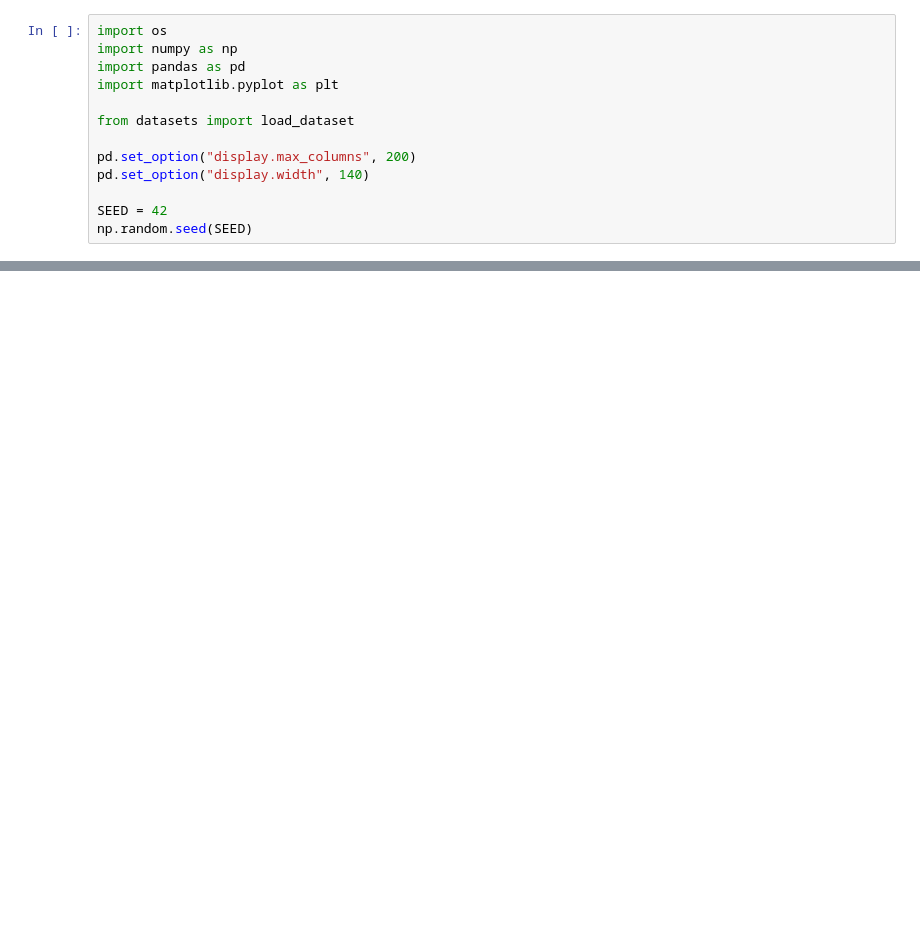
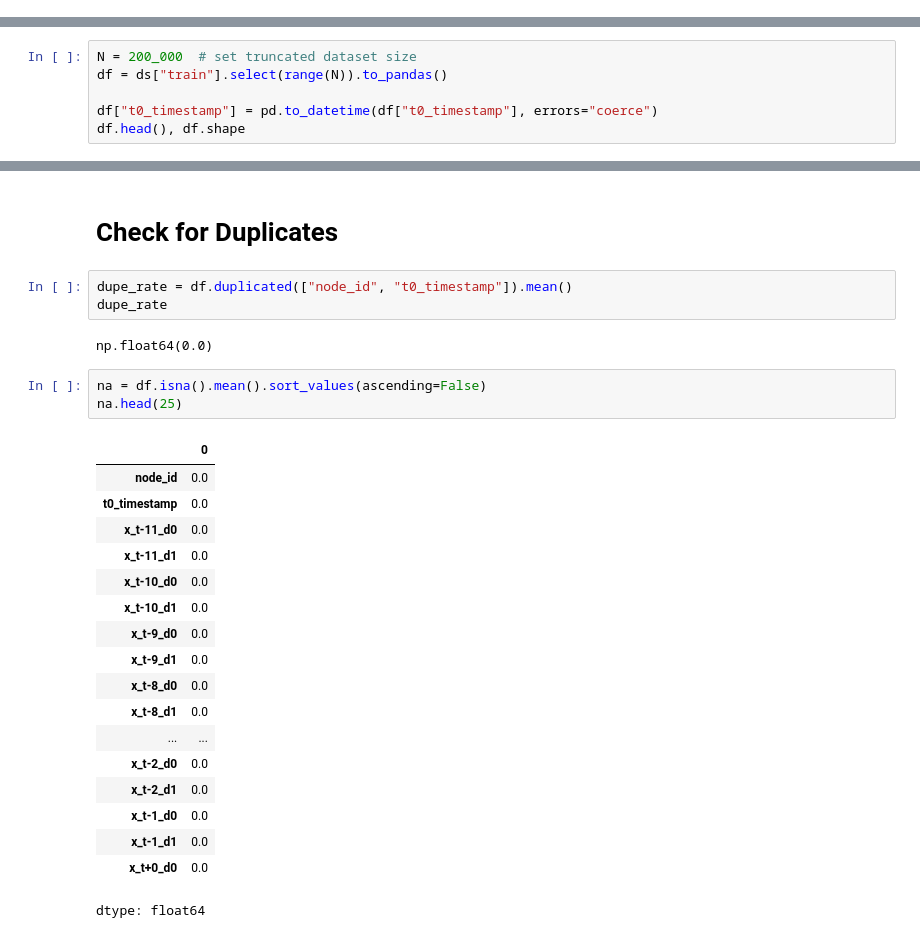
Before and after one commit to Kvnhooman/AAI530_Final_Project_Team7, a Jupyter notebook: MSAAI530_Team_7.ipynb, the cells around one changed output, grey strips where cells are left out. Saved outputs shown, nothing was run; the diff lists cells and outputs as text; blank space fills up the shorter version.

```diff
--- a/MSAAI530_Team_7.ipynb
+++ b/MSAAI530_Team_7.ipynb
@@ -3,13 +0,0 @@
-# %%
-import os
-import numpy as np
-import pandas as pd
-import matplotlib.pyplot as plt
-
-from datasets import load_dataset
-
-pd.set_option("display.max_columns", 200)
-pd.set_option("display.width", 140)
-
-SEED = 42
-np.random.seed(SEED)
@@ -506,0 +58,6 @@ Conclusion: Linear regression captures short-term temporal dynamics very well, b
+# %%
+N = 200_000  # set truncated dataset size
+df = ds["train"].select(range(N)).to_pandas()
+
+df["t0_timestamp"] = pd.to_datetime(df["t0_timestamp"], errors="coerce")
+df.head(), df.shape
@@ -506,0 +87,29 @@ Conclusion: Linear regression captures short-term temporal dynamics very well, b
+# %% [markdown]
+# Check for Duplicates
+# %%
+dupe_rate = df.duplicated(["node_id", "t0_timestamp"]).mean()
+dupe_rate
+# %% [output]
+np.float64(0.0)
+# %%
+na = df.isna().mean().sort_values(ascending=False)
+na.head(25)
+# %% [output]
+|  | 0 |
+| node_id | 0.0 |
+| t0_timestamp | 0.0 |
+| x_t-11_d0 | 0.0 |
+| x_t-11_d1 | 0.0 |
+| x_t-10_d0 | 0.0 |
+| x_t-10_d1 | 0.0 |
+| x_t-9_d0 | 0.0 |
+| x_t-9_d1 | 0.0 |
+| x_t-8_d0 | 0.0 |
+| x_t-8_d1 | 0.0 |
+| ... | ... |
+| x_t-2_d0 | 0.0 |
+| x_t-2_d1 | 0.0 |
+| x_t-1_d0 | 0.0 |
+| x_t-1_d1 | 0.0 |
+| x_t+0_d0 | 0.0 |
+dtype: float64
```
Also changed, not shown: parts of 45 cells of this notebook.
